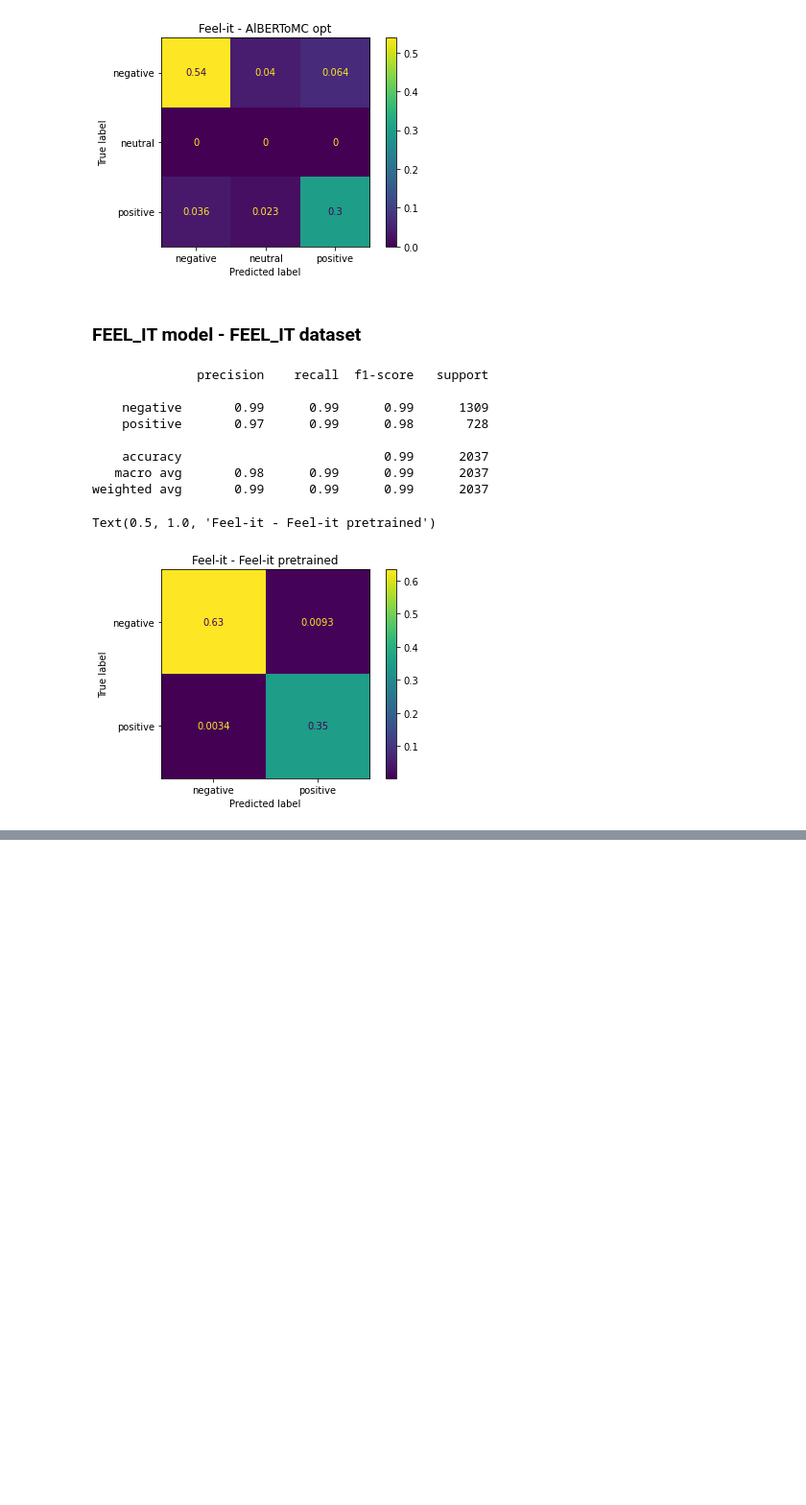
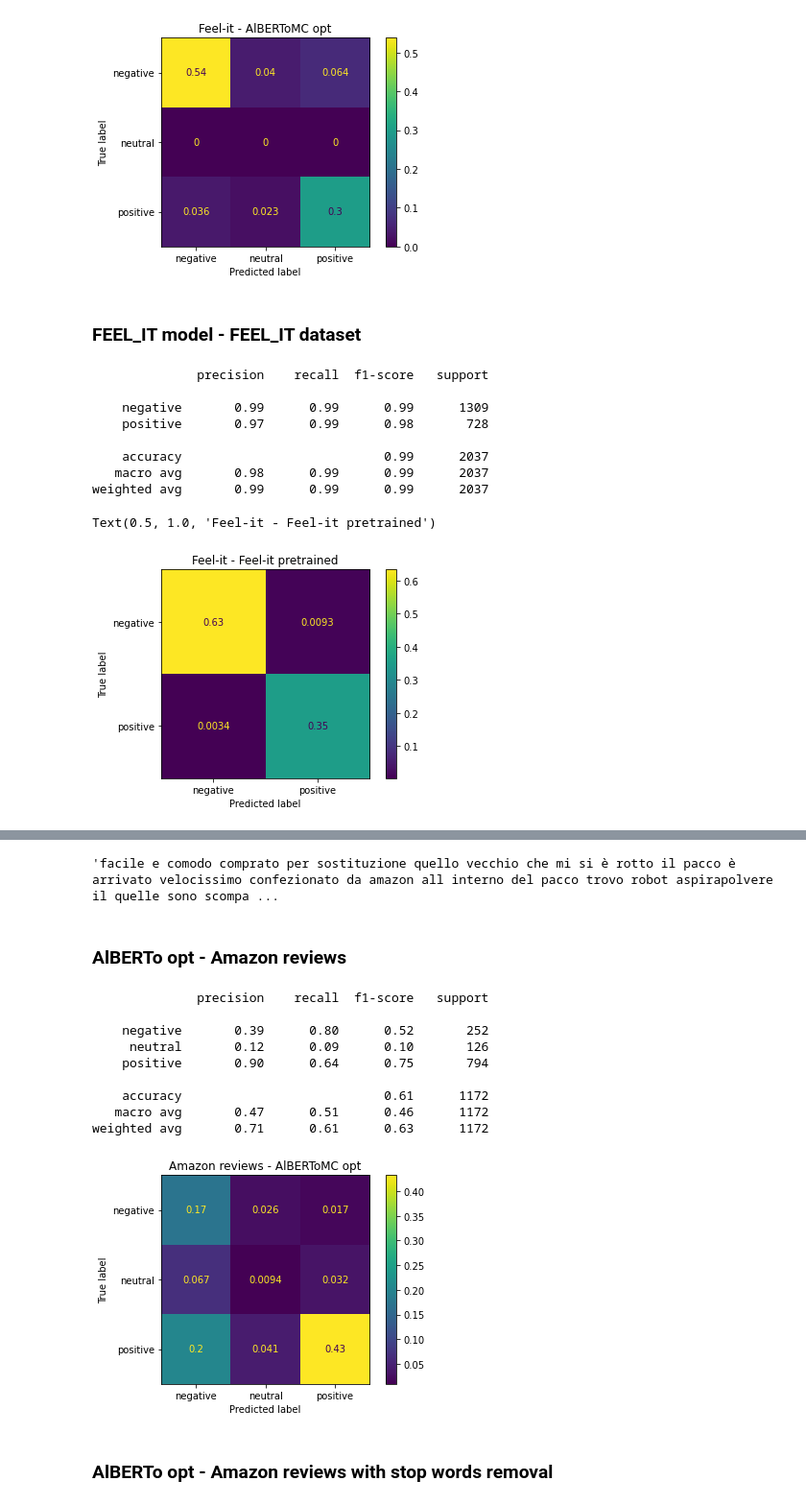
Before and after one commit to steveazzolin/NLU_final_project, a Jupyter notebook: AlBERTo error analysis.ipynb, the cells around one changed output, grey strips where cells are left out. Shown at 96% size. Saved outputs shown, nothing was run; the diff lists cells and outputs as text; code cells hidden in the pictures; blank space fills up the shorter version.

```diff
--- a/AlBERTo error analysis.ipynb
+++ b/AlBERTo error analysis.ipynb
@@ -226,7 +201,7 @@ def validation_epoch(model, epoch, val_loader, kind, logging):
     targets , outputs , logitss = [] , [] , []
     cumulative_loss = 0.
     with torch.no_grad():
-        for _, data in enumerate(val_loader, 0):
+        for i , data in enumerate(val_loader, 0):
             batch = {k: v.to(device) for k, v in data.items()}
             logits , loss = model(**batch)
             cumulative_loss += loss.detach()
@@ -243,8 +243,4 @@ def validation_epoch(model, epoch, val_loader, kind, logging):
 # %%
-def tokenize_function(examples):
-    sa = tok(examples["text"], padding="max_length", truncation=True)
-    return sa
-
 def separate2united_labels(row):
     """
         Return a single scalar integer label associated to the polarity of the tweet.
@@ -678,0 +676,6 @@ array([0, 1, 2])
+# %%
+amazon = pd.read_json(PATH + "Amazon-reviews/Amazon_reviews_computer_cloths_food_shoaps.json")
+amazon["text"] = amazon["title"] + ": " +  amazon["text"]
+print(len(amazon) , np.unique(amazon.rating, return_counts=True))
+print("\nAverage review lenght: ", np.mean(amazon["text"].apply(len)))
+amazon.head()
@@ -678,0 +713,46 @@ array([0, 1, 2])
+# %%
+testing_amazon["text"][0]
+# %% [output]
+'facile e comodo comprato per sostituzione quello vecchio che mi si è rotto il pacco è arrivato velocissimo confezionato da amazon all interno del pacco trovo robot aspirapolvere il quelle sono scompa ...
+# %% [markdown]
+### AlBERTo opt - Amazon reviews
+# %%
+test_loader_amazon = DataLoader(testing_amazon, batch_size=64)
+
+#load best model's params
+model = MyNetMCTuned(3).to(device)
+model.load_state_dict(torch.load("data/models/alberto_multiclass_tuned.pt"))
+
+preds , trues , logitss = validation_epoch(model, None, test_loader_amazon, "test", logging=False)
+
+# for n , (i , row) in enumerate(dataset_feel_it.iterrows()):
+#     if preds[n] != trues[n]:
+#         print(f"{row['text']} ------ true={row['labels']} pred={preds[n]}  \n")
+#         assert row['labels'] == trues[n]
+
+print(classification_report(trues, preds, target_names=["negative", "neutral", "positive"]))
+
+cm = confusion_matrix(trues, preds, normalize='all')
+ConfusionMatrixDisplay(confusion_matrix=cm, display_labels=["negative", "neutral", "positive"]).plot()
+plt.title("Amazon reviews - AlBERToMC opt")
+
+
+# plot the confidence distribution for errors
+proba = torch.nn.functional.softmax(torch.tensor(logitss), dim=1)
+trues = np.array(trues)
+preds = np.array(preds)
+
+#plot_confidence_distribution(trues, preds, proba, name="AlBERToMC opt", dataset="Amazon reviews", plot_neutral=True)
+# %% [output]
+              precision    recall  f1-score   support
+
+    negative       0.39      0.80      0.52       252
+     neutral       0.12      0.09      0.10       126
+    positive       0.90      0.64      0.75       794
+
+    accuracy                           0.61      1172
+   macro avg       0.47      0.51      0.46      1172
+weighted avg       0.71      0.61      0.63      1172
+[figure, added]
+# %% [markdown]
+### AlBERTo opt - Amazon reviews with stop words removal
```
Also changed, not shown: parts of 13 cells of this notebook, 1 other file.
